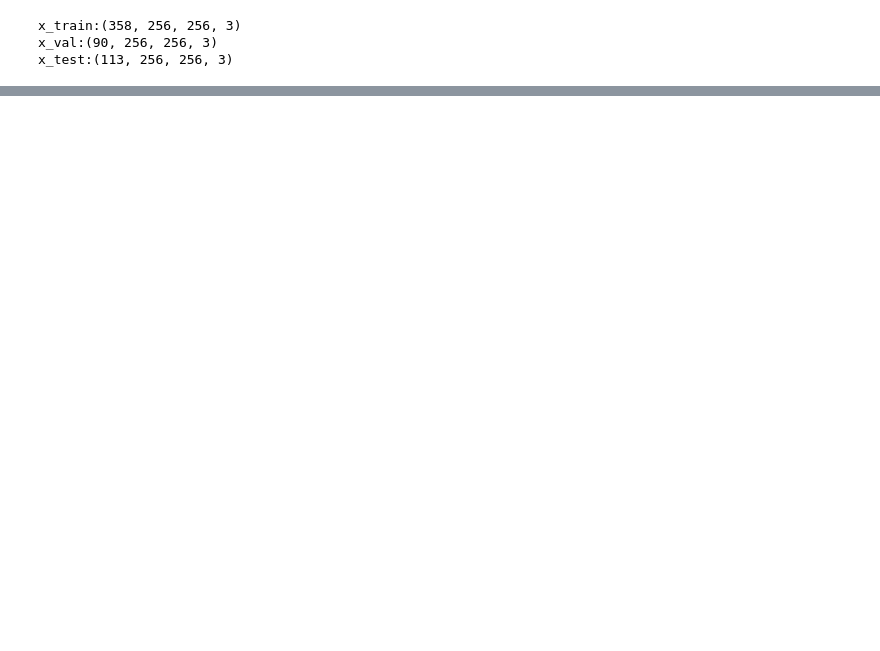
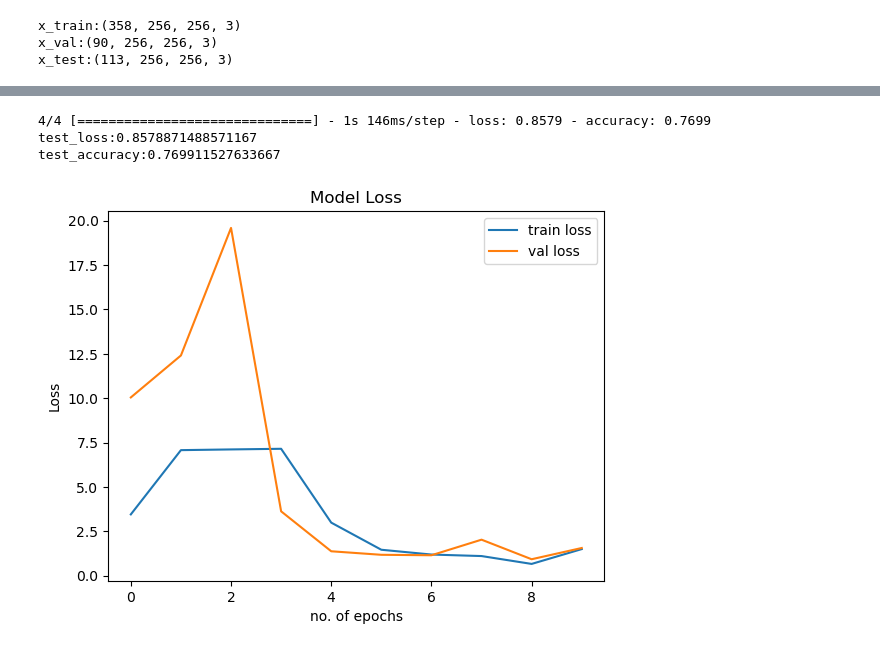
Before and after one commit to khaaaleed-5/Advanced-ML, a Jupyter notebook: NN/NN.ipynb, the cells around one changed output, grey strips where cells are left out. Saved outputs shown, nothing was run; the diff lists cells and outputs as text; code cells hidden in the pictures; blank space fills up the shorter version.

```diff
--- a/NN/NN.ipynb
+++ b/NN/NN.ipynb
@@ -120,20 +119,18 @@ no_of_classes = 2
 
 model = Sequential()
 model.add(Flatten(input_shape = input_shape))
-model.add(Dense(512,activation=relu))
-model.add(Dropout(0.5))
 model.add(Dense(256,activation=relu))
-model.add(Dropout(0.5))
-model.add(Dense(2,activation=sigmoid))
+model.add(Dense(128,activation=relu))
+model.add(Dense(no_of_classes,activation=sigmoid))
 # %%
 model.compile(optimizer=Adam(learning_rate=0.001),
               loss='sparse_categorical_crossentropy',
               metrics=['accuracy']
               )
 # %%
-model.fit(X_train,y_train,
+history = model.fit(X_train,y_train,
           epochs=10,
-          batch_size=32,
+          batch_size=12,
           validation_data=(X_val,y_val)
           )
 # %% [output]
@@ -148,0 +177,18 @@ Epoch 3/10
+# %%
+test_loss, test_accuracy = model.evaluate(X_test,y_test)
+print(f'test_loss:{test_loss}')
+print(f'test_accuracy:{test_accuracy}')
+# %% [output]
+4/4 [==============================] - 1s 146ms/step - loss: 0.8579 - accuracy: 0.7699
+test_loss:0.8578871488571167
+test_accuracy:0.769911527633667
+# %%
+plt.plot(history.history['loss'],label='train loss')
+plt.plot(history.history['val_loss'],label='val loss')
+plt.title('Model Loss')
+plt.xlabel('no. of epochs')
+plt.ylabel('Loss')
+plt.legend()
+plt.show()
+# %% [output]
+[figure, added]
```
Also changed, not shown: parts of 8 cells of this notebook.
